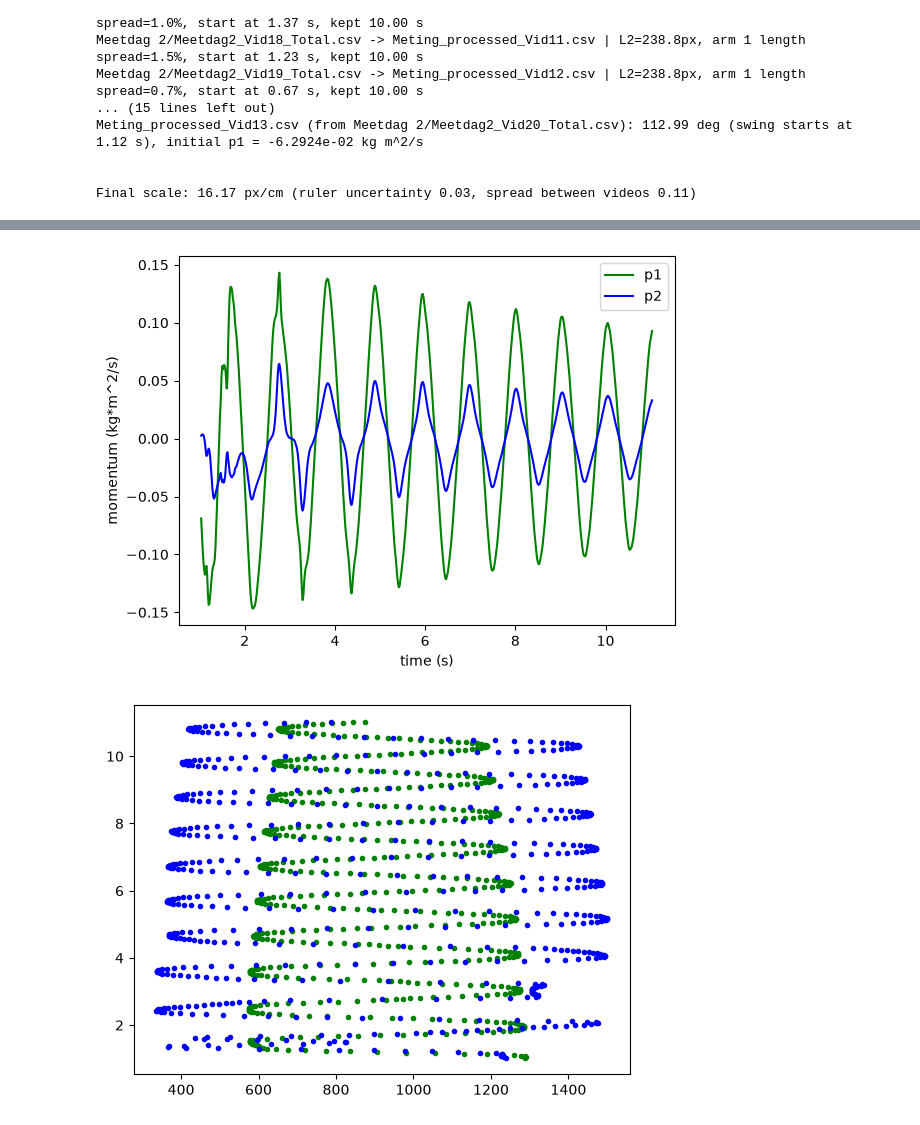
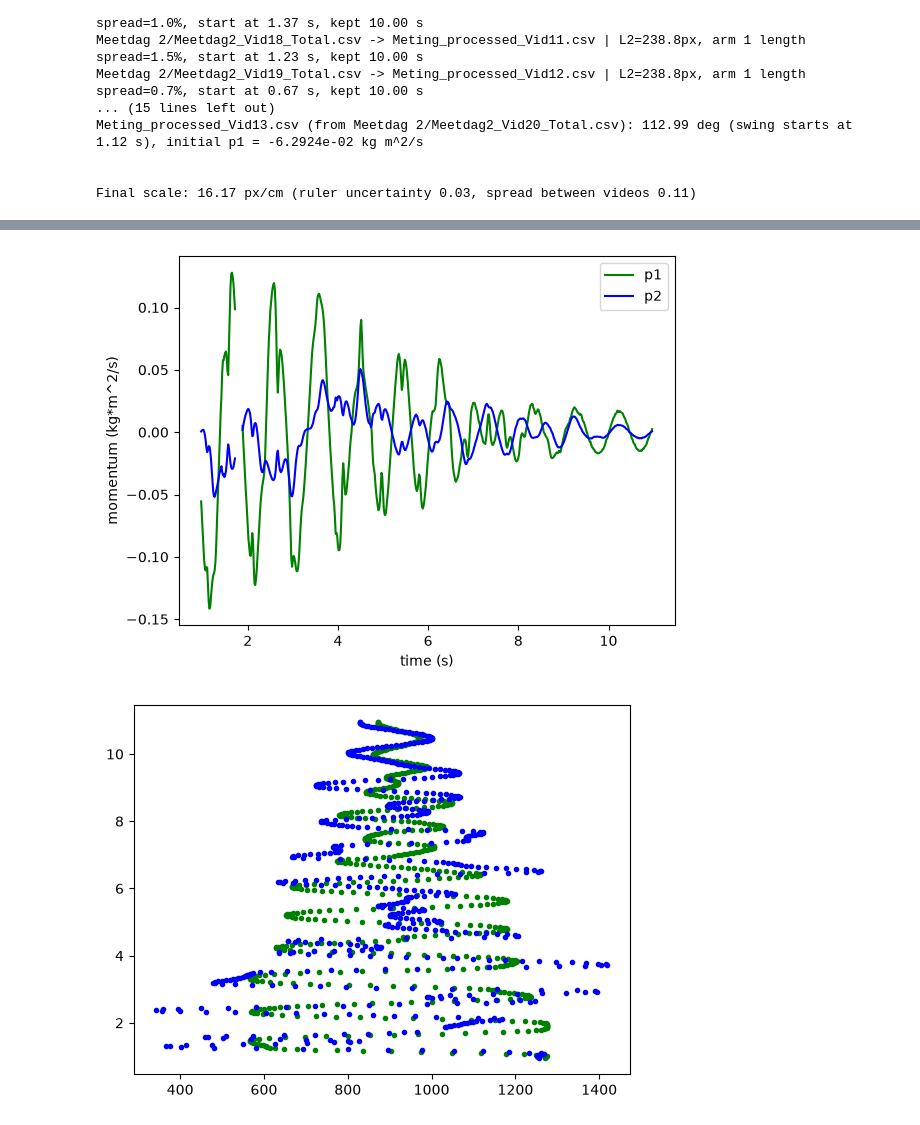
Before and after one commit to daantjebunschoten1-gif/RP---Double-Pendulum-, a Jupyter notebook: Data processing.ipynb, the cells around one changed output, grey strips where cells are left out. Cells and saved outputs as stored; diff of their text form; code cells hidden in the pictures.

```diff
--- a/Data processing.ipynb
+++ b/Data processing.ipynb
@@ -178,7 +178,7 @@ Meting_processed_Vid13.csv (from Meetdag 2/Meetdag2_Vid20_Total.csv): 112.99 deg
 
 Final scale: 16.17 px/cm (ruler uncertainty 0.03, spread between videos 0.11)
 # %%
-coords= pd.read_csv("Meting_processed_Vid9.csv")
+coords= pd.read_csv("Meting_processed_Vid3.csv")
 
 
 tijd = coords["time_s"]
@@ -233,2 +233,2 @@ plt.show()
-[figure, old version]
+[figure, new version]
-[figure, old version]
+[figure, new version]
```
Also changed, not shown: parts of 3 cells of this notebook.
